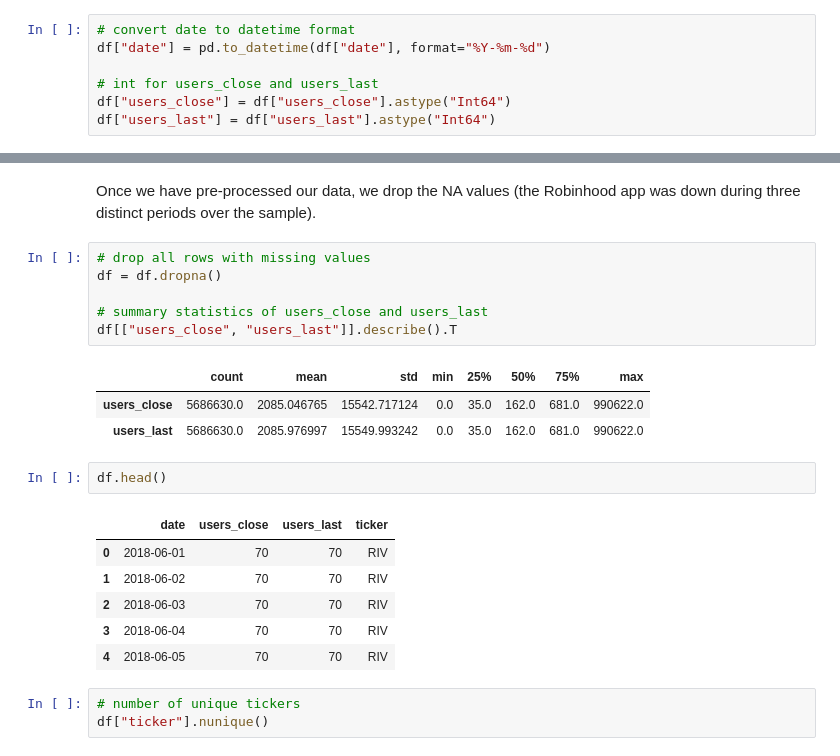
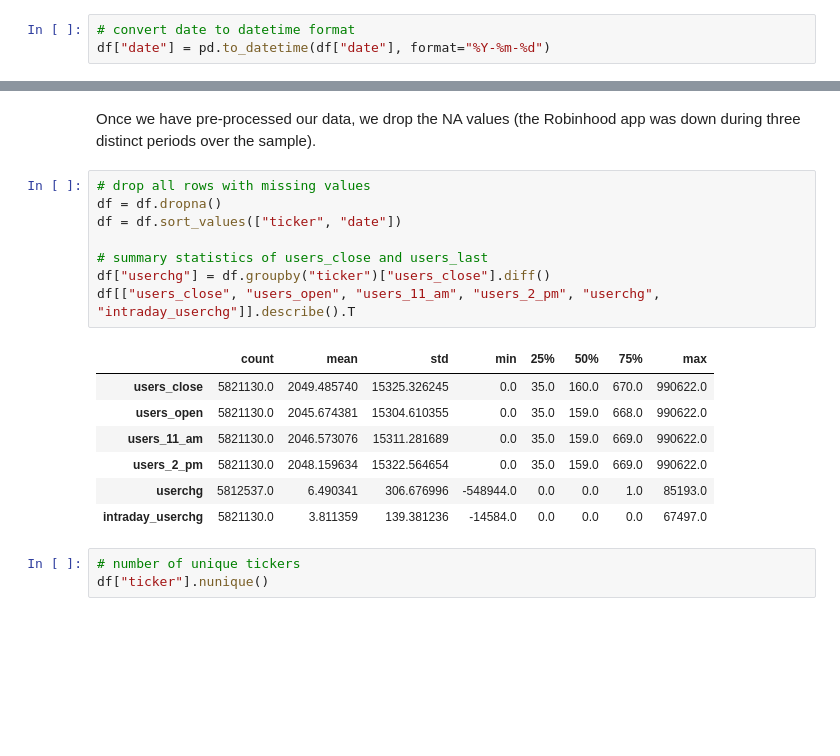
Before and after one commit to YVYX04/Bachelor_Thesis, a Jupyter notebook: notebooks/Robintrack/01_summary_statistics.ipynb, the cells around one changed output, grey strips where cells are left out. Saved outputs shown, nothing was run; the diff lists cells and outputs as text; blank space fills up the shorter version.

```diff
--- a/notebooks/Robintrack/01_summary_statistics.ipynb
+++ b/notebooks/Robintrack/01_summary_statistics.ipynb
@@ -22,7 +22,3 @@ Once the data are loaded into memory, the goal is to reproduce the summary stati
 # %%
 # convert date to datetime format
 df["date"] = pd.to_datetime(df["date"], format="%Y-%m-%d")
-
-# int for users_close and users_last
-df["users_close"] = df["users_close"].astype("Int64")
-df["users_last"] = df["users_last"].astype("Int64")
@@ -31,22 +37,19 @@ Once we have pre-processed our data, we drop the NA values (the Robinhood app wa
 # %%
 # drop all rows with missing values
 df = df.dropna()
+df = df.sort_values(["ticker", "date"])
 
 # summary statistics of users_close and users_last
-df[["users_close", "users_last"]].describe().T
+df["userchg"] = df.groupby("ticker")["users_close"].diff()
+df[["users_close", "users_open", "users_11_am", "users_2_pm", "userchg", "intraday_userchg"]].describe().T
 # %% [output]
 |  | count | mean | std | min | 25% | 50% | 75% | max |
-| users_close | 5686630.0 | 2085.046765 | 15542.717124 | 0.0 | 35.0 | 162.0 | 681.0 | 990622.0 |
-| users_last | 5686630.0 | 2085.976997 | 15549.993242 | 0.0 | 35.0 | 162.0 | 681.0 | 990622.0 |
+| users_close | 5821130.0 | 2049.485740 | 15325.326245 | 0.0 | 35.0 | 160.0 | 670.0 | 990622.0 |
+| users_open | 5821130.0 | 2045.674381 | 15304.610355 | 0.0 | 35.0 | 159.0 | 668.0 | 990622.0 |
+| users_11_am | 5821130.0 | 2046.573076 | 15311.281689 | 0.0 | 35.0 | 159.0 | 669.0 | 990622.0 |
+| users_2_pm | 5821130.0 | 2048.159634 | 15322.564654 | 0.0 | 35.0 | 159.0 | 669.0 | 990622.0 |
+| userchg | 5812537.0 | 6.490341 | 306.676996 | -548944.0 | 0.0 | 0.0 | 1.0 | 85193.0 |
+| intraday_userchg | 5821130.0 | 3.811359 | 139.381236 | -14584.0 | 0.0 | 0.0 | 0.0 | 67497.0 |
-# %%
-df.head()
-# %% [output]
-|  | date | users_close | users_last | ticker |
-| 0 | 2018-06-01 | 70 | 70 | RIV |
-| 1 | 2018-06-02 | 70 | 70 | RIV |
-| 2 | 2018-06-03 | 70 | 70 | RIV |
-| 3 | 2018-06-04 | 70 | 70 | RIV |
-| 4 | 2018-06-05 | 70 | 70 | RIV |
 # %%
 # number of unique tickers
 df["ticker"].nunique()
```
Also changed, not shown: parts of 7 cells of this notebook, 11 other files.
